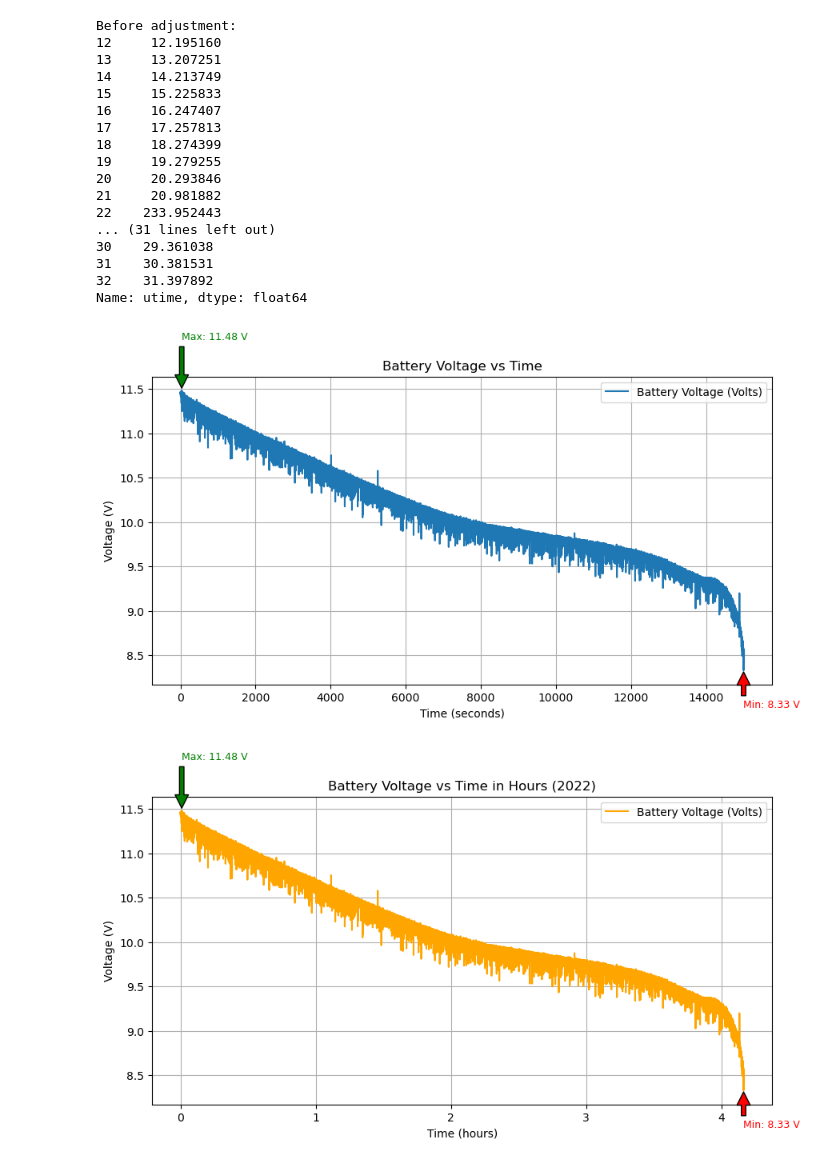
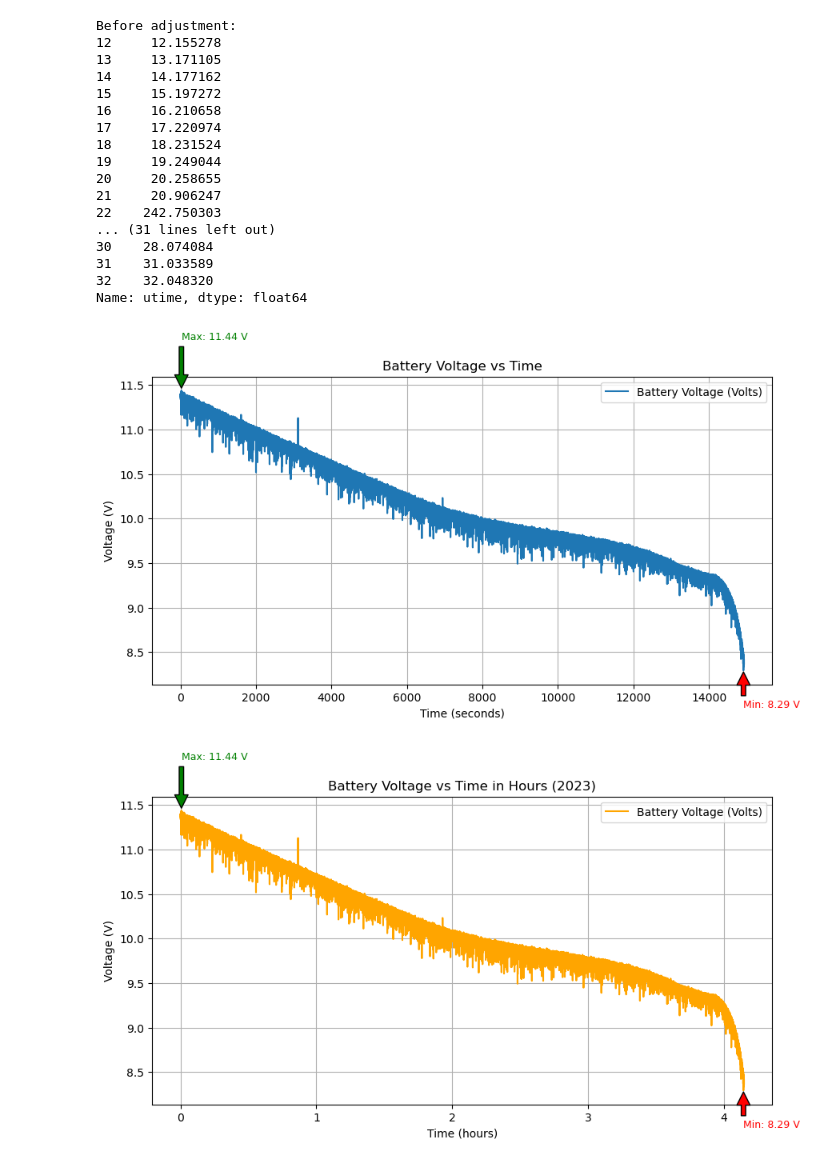
Before and after one commit to sxy-sun/mbot_logger, a Jupyter notebook: battery_log_plot.ipynb, the cells around one changed output. Cells and saved outputs as stored; diff of their text form; code cells hidden in the pictures.

```diff
--- a/battery_log_plot.ipynb
+++ b/battery_log_plot.ipynb
@@ -3,7 +3,7 @@ import pandas as pd
 import matplotlib.pyplot as plt
 
 # Load the CSV data into a DataFrame
-df = pd.read_csv('mbot_battery_log_2022.csv')
+df = pd.read_csv('mbot_battery_log_2023.csv')
 # %%
 # Adjust utime to start from 0
 df['utime'] = df['utime'] - df['utime'].iloc[0]
@@ -32,21 +32,21 @@ else:
     print("No time gaps exceeding the threshold were found.")
 # %% [output]
 Before adjustment:
-12     12.195160
-13     13.207251
-14     14.213749
-15     15.225833
-16     16.247407
-17     17.257813
-18     18.274399
-19     19.279255
-20     20.293846
-21     20.981882
-22    233.952443
+12     12.155278
+13     13.171105
+14     14.177162
+15     15.197272
+16     16.210658
+17     17.220974
+18     18.231524
+19     19.249044
+20     20.258655
+21     20.906247
+22    242.750303
 ... (31 lines left out)
-30    29.361038
-31    30.381531
-32    31.397892
+30    28.074084
+31    31.033589
+32    32.048320
 Name: utime, dtype: float64
 # %%
 # Create a new column for hours after adjustment
@@ -78,33 +78,33 @@ plt.grid(True)
 
 # Show the legend and plot
 plt.legend()
 plt.show()
 
 # Plot the battery voltage vs time in hours
 plt.figure(figsize=(10, 5))
 plt.plot(df['hours'], df['battery_voltage'], label='Battery Voltage (Volts)', color='orange')
 
 # Label the highest and lowest voltage values
 plt.annotate(f'Max: {max_voltage:.2f} V', xy=(df['hours'][df['battery_voltage'].idxmax()], max_voltage),
              xytext=(df['hours'][df['battery_voltage'].idxmax()], max_voltage * 1.05),
              arrowprops=dict(facecolor='green', shrink=0.05), fontsize=9, color='green')
 plt.annotate(f'Min: {min_voltage:.2f} V', xy=(df['hours'][df['battery_voltage'].idxmin()], min_voltage),
              xytext=(df['hours'][df['battery_voltage'].idxmin()], min_voltage * 0.95),
              arrowprops=dict(facecolor='red', shrink=0.05), fontsize=9, color='red')
 
 # Label the axes for the second plot
 plt.xlabel('Time (hours)')
 plt.ylabel('Voltage (V)')
 
 # Add a title for the second plot
-plt.title('Battery Voltage vs Time in Hours (2022)')
+plt.title('Battery Voltage vs Time in Hours (2023)')
 
 # Add a grid for better readability
 plt.grid(True)
 
 # Show the legend and plot
 plt.legend()
 plt.show()
 # %% [output]
-[figure, old version]
+[figure, new version]
-[figure, old version]
+[figure, new version]
```
Also changed, not shown: 3 other files.
